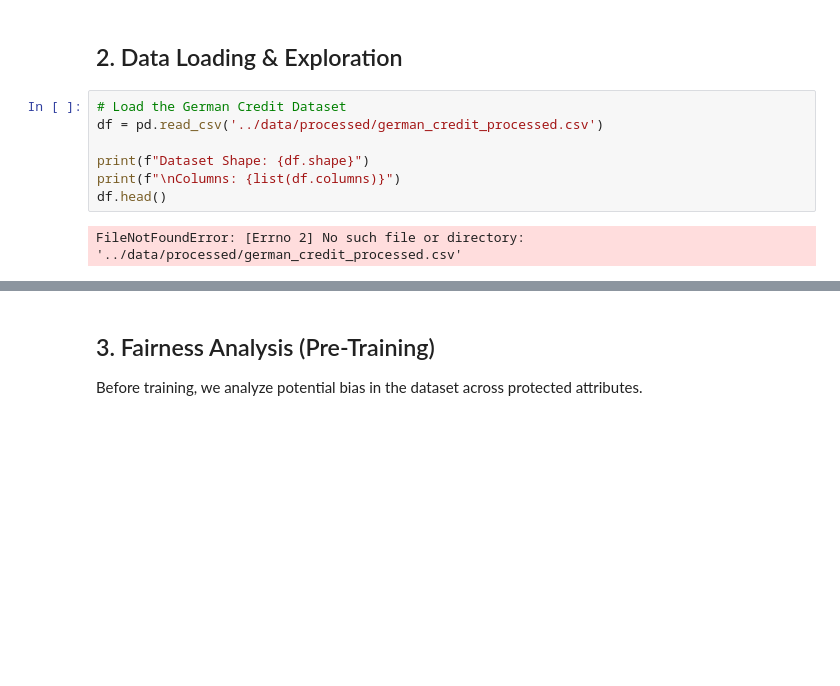
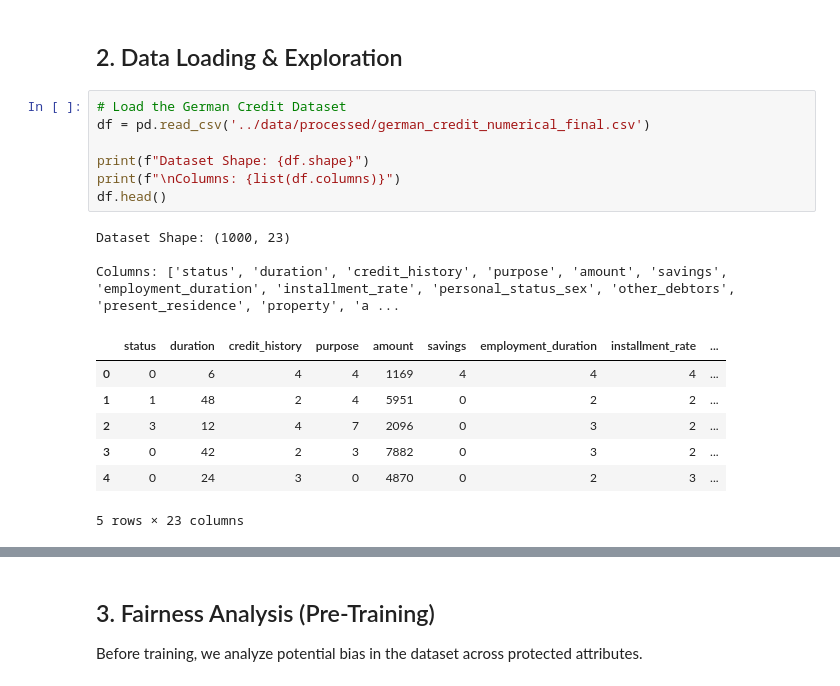
Before and after one commit to AswaniSahoo/fairness-credit-risk, a Jupyter notebook: notebooks/fairness_credit_risk_walkthrough.ipynb, the cells around one changed output, grey strips where cells are left out. Drawn from its saved outputs; the diff is of its cells as text; blank space fills up the shorter version.

Commit message:
Fix notebook data path

```diff
--- a/notebooks/fairness_credit_risk_walkthrough.ipynb
+++ b/notebooks/fairness_credit_risk_walkthrough.ipynb
@@ -46,13 +46,22 @@ Libraries loaded successfully!
 ## 2. Data Loading & Exploration
 # %%
 # Load the German Credit Dataset
-df = pd.read_csv('../data/processed/german_credit_processed.csv')
+df = pd.read_csv('../data/processed/german_credit_numerical_final.csv')
 
 print(f"Dataset Shape: {df.shape}")
 print(f"\nColumns: {list(df.columns)}")
 df.head()
 # %% [output]
-FileNotFoundError: [Errno 2] No such file or directory: '../data/processed/german_credit_processed.csv'
+Dataset Shape: (1000, 23)
+
+Columns: ['status', 'duration', 'credit_history', 'purpose', 'amount', 'savings', 'employment_duration', 'installment_rate', 'personal_status_sex', 'other_debtors', 'present_residence', 'property', 'a ...
+|  | status | duration | credit_history | purpose | amount | savings | employment_duration | installment_rate | ... |
+| 0 | 0 | 6 | 4 | 4 | 1169 | 4 | 4 | 4 | ... |
+| 1 | 1 | 48 | 2 | 4 | 5951 | 0 | 2 | 2 | ... |
+| 2 | 3 | 12 | 4 | 7 | 2096 | 0 | 3 | 2 | ... |
+| 3 | 0 | 42 | 2 | 3 | 7882 | 0 | 3 | 2 | ... |
+| 4 | 0 | 24 | 3 | 0 | 4870 | 0 | 2 | 3 | ... |
+5 rows × 23 columns
 # %%
 # Target distribution
 fig, axes = plt.subplots(1, 2, figsize=(12, 4))
```
Also changed, not shown: parts of 6 cells of this notebook.
